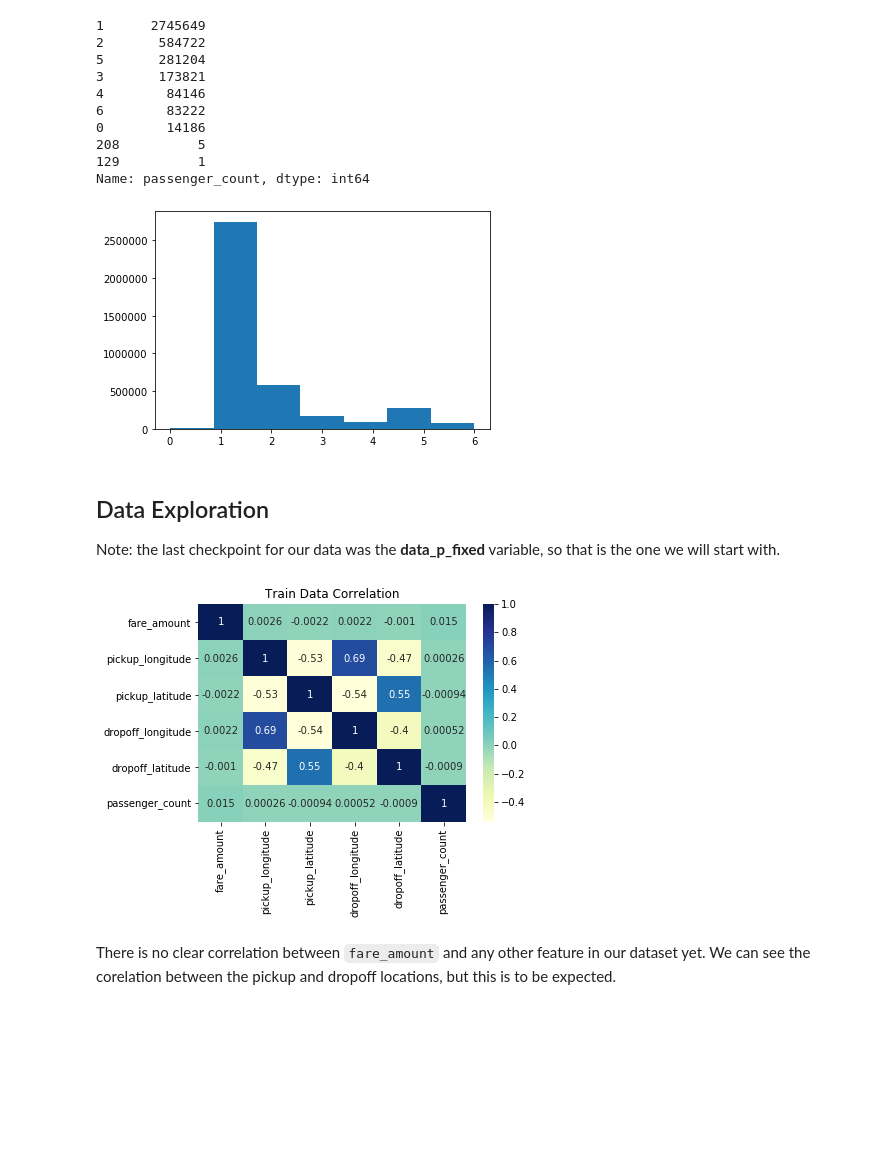
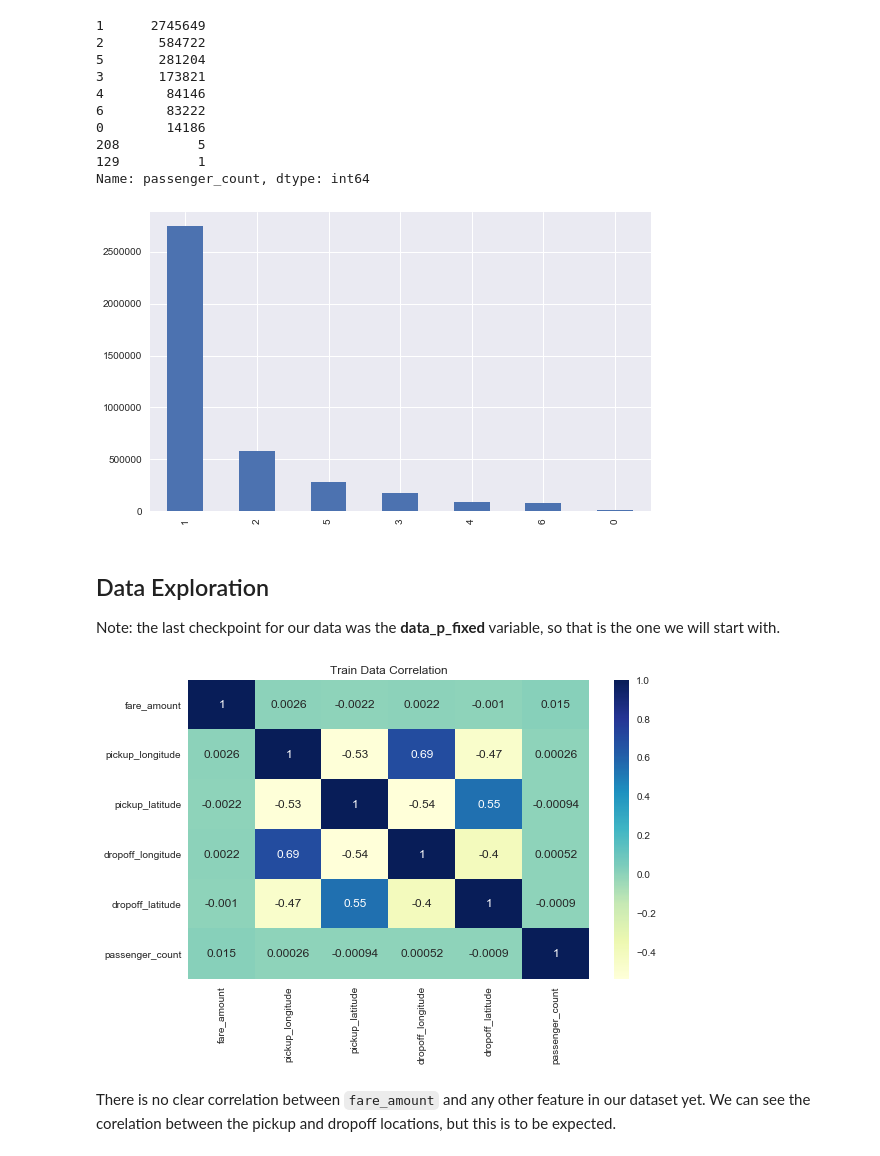
Before and after one commit to dhelms1/taxi_fare, a Jupyter notebook: Data_Prep.ipynb, the cells around one changed output. Drawn from its saved outputs; the diff is of its cells as text; code cells hidden in the pictures; blank space fills up the shorter version.

Commit message:
completed data prep workbook, all data clean and formatted to be trained on

```diff
--- a/Data_Prep.ipynb
+++ b/Data_Prep.ipynb
@@ -11,8 +11,10 @@ import pandas as pd
 import numpy as np
 import matplotlib.pyplot as plt
 import seaborn as sns
-import math
 %matplotlib inline
+plt.style.use('seaborn')
+plt.rcParams['font.size'] = 12
+palette = sns.color_palette('Paired', 10)
 # %% [markdown]
 ## Data Cleaning
 # %%
@@ -125,16 +127,16 @@ data_fare_fixed['passenger_count'].value_counts()
 Name: passenger_count, dtype: int64
 # %%
 data_p_fixed = data_fare_fixed[data_fare_fixed['passenger_count'] < 7]
-plt.hist(data_p_fixed['passenger_count'], bins=7);
+data_p_fixed['passenger_count'].value_counts().plot.bar();
 # %% [output]
-[figure, old version]
+[figure, new version]
 # %% [markdown]
 ## Data Exploration
 Note: the last checkpoint for our data was the **data_p_fixed** variable, so that is the one we will start with.
 # %%
 sns.heatmap(data_p_fixed.corr(), annot=True, cmap='YlGnBu').set_title('Train Data Correlation');
 # %% [output]
-[figure, old version]
+[figure, new version]
 # %% [markdown]
 There is no clear correlation between `fare_amount` and any other feature in our dataset yet. We can see the corelation between the pickup and dropoff locations, but this is to be expected.
 # %%
```
Also changed, not shown: parts of 29 cells of this notebook.
